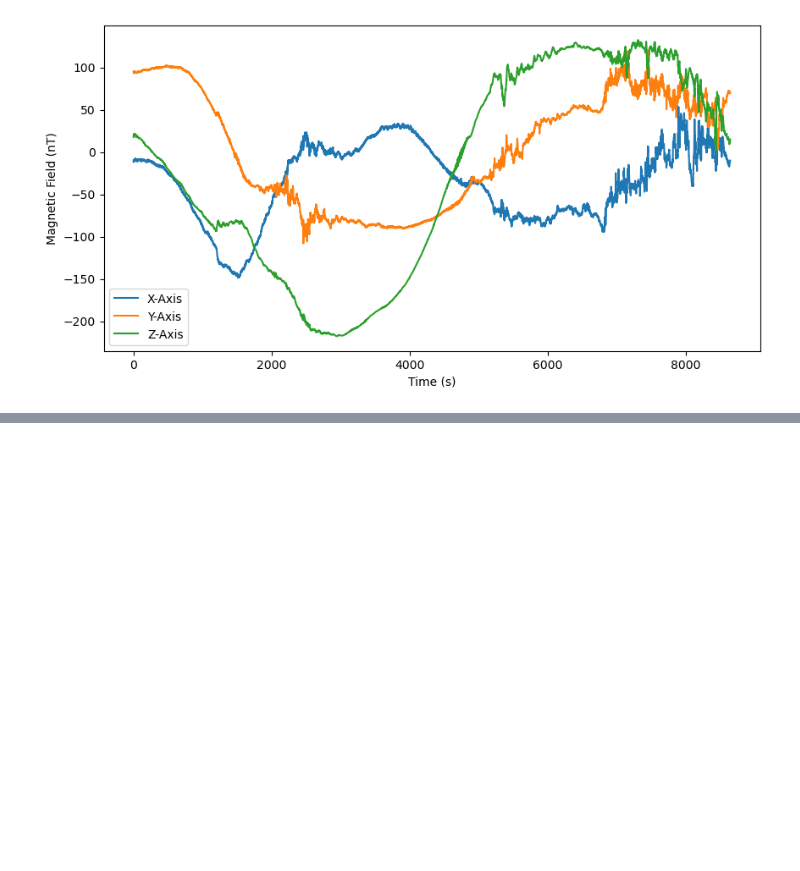
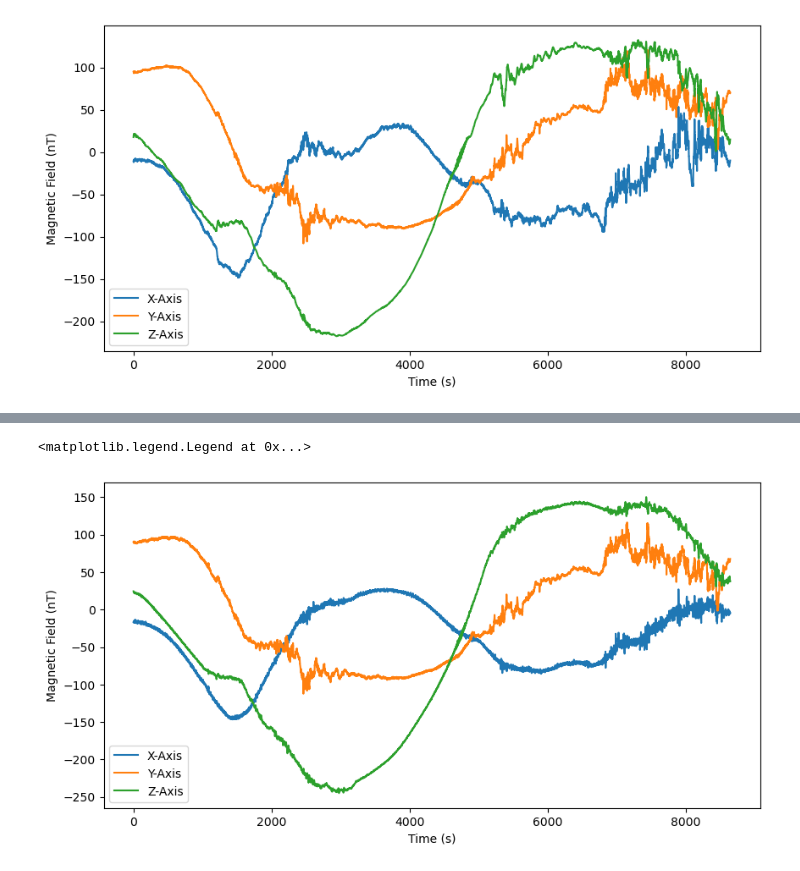
Before and after one commit to aphoffmann/MAGPRIME, a Jupyter notebook: magprime/examples/tutorial.ipynb, the cells around one changed output, grey strips where cells are left out. Drawn from its saved outputs; the diff is of its cells as text; code cells hidden in the pictures; blank space fills up the shorter version.

```diff
--- a/magprime/examples/tutorial.ipynb
+++ b/magprime/examples/tutorial.ipynb
@@ -300,0 +320,28 @@ plt.legend()
+# %%
+from magprime.algorithms import NESSA
+from magprime.utility import calculate_coupling_coefficients
+
+
+"Detrend the data"
+NESSA.uf = 360
+NESSA.detrend = True
+
+"Algorithm Parameters"
+NESSA.window_size = 360
+NESSA.alpha = 0.05
+NESSA.aii = calculate_coupling_coefficients(B, fs = 0.1, sspTol=20)
+
+"Clean the data"
+B_nessa = NESSA.clean(np.copy(B))
+
+"Plot the data"
+plt.figure(figsize=(10, 5))
+plt.plot(B_nessa[0], label="X-Axis")
+plt.plot(B_nessa[1], label="Y-Axis")
+plt.plot(B_nessa[2], label="Z-Axis")
+plt.xlabel("Time (s)")
+plt.ylabel("Magnetic Field (nT)")
+plt.legend()
+# %% [output]
+<matplotlib.legend.Legend at 0x...>
+[figure, added]
```
Also changed, not shown: parts of 6 cells of this notebook, 1 other file.
